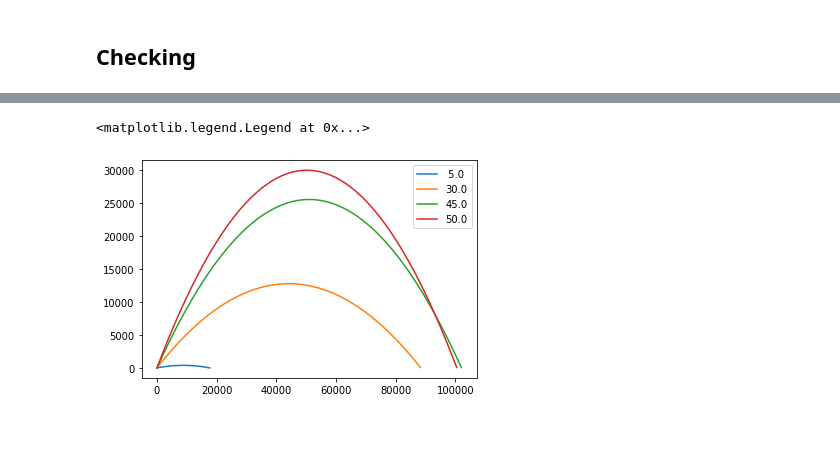
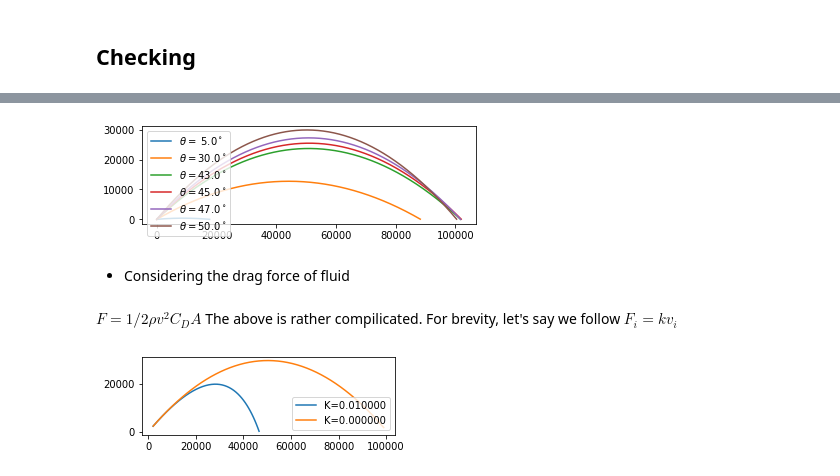
Before and after one commit to youngung/lectures, a Jupyter notebook: ipynb/commons/Invariance_coordinate_system.ipynb, the cells around one changed output, grey strips where cells are left out. Drawn from its saved outputs; the diff is of its cells as text; code cells hidden in the pictures; blank space fills up the shorter version.

Commit message:
Drag force added

```diff
--- a/ipynb/commons/Invariance_coordinate_system.ipynb
+++ b/ipynb/commons/Invariance_coordinate_system.ipynb
@@ -79,28 +81,34 @@ fig.savefig('two_results.pdf')
 # %%
 def calc_x1_coord1(v0,th,g,t):
     return v0*cos(th)*t
 def calc_x2_coord1(v0,th,g,t):
     return v0*sin(th)*t-0.5*g*t**2
 
 
-ths=[5,30,45,50]
+ths=[5,30,43,45,47,50]
 v0=1000.
 g=9.8
 for th in ths:
     th=th*np.pi/180.
 
 
     t=np.linspace(0,1400,10000)
     x1=calc_x1_coord1(v0,th,g,t)
     x2=calc_x2_coord1(v0,th,g,t)
 
     ind=x2>-0.1
     x1=x1[ind]
     x2=x2[ind]
     grid()
-    plot(x1,x2,label='%4.1f'%(th*180/np.pi))
+    plot(x1,x2,label=r'$\theta=$%4.1f$^\circ$'%(th*180/np.pi))
 
-gca().legend()
+gca().legend(loc='upper left')
+gca().set_aspect('equal')
+#gca().set_xscale('log')
 # %% [output]
-<matplotlib.legend.Legend at 0x...>
-[figure, old version]
+[figure, new version]
+# %% [markdown]
+- Considering the drag force of fluid
+# %% [markdown]
+$F=1/2 \rho v^2 C_D A$
+The above is rather compilicated. For brevity, let's say we follow $F_i=kv_i$
@@ -106,0 +125,39 @@ gca().legend()
+# %%
+fig=plt.figure(figsize=(10,6))
+ax=fig.add_subplot(121)
+#ax2=fig.add_subplot(122)
+
+t=np.linspace(0,154)
+k=1e-2
+x1=calc_x1(v0,th,g,t,k,m)
+x2=calc_x2(v0,th,g,t,k,m)
+
+
+ind=x2>0.
+x1=x1[ind]
+x2=x2[ind]
+ax.plot(x1,x2,'-',label='K=%f'%k)
+
+k=0.0000001
+x1=calc_x1(v0,th,g,t,k,m)
+x2=calc_x2(v0,th,g,t,k,m)
+ind=x2>0.
+x1=x1[ind]
+x2=x2[ind]
+ax.plot(x1,x2,'-',label='K=%f'%k)
+
+ax.legend()
+ax.set_aspect('equal')
+
+dum="""
+t=np.linspace(0,200)
+v1=calc_v1(v0,th,g,t,k,m)
+v2=calc_v2(v0,th,g,t,k,m)
+t=t[ind]
+v1=v1[ind]
+v2=v2[ind]
+plot(t,v1)
+plot(t,v2)
+"""
+# %% [output]
+[figure, added]
```
Also changed, not shown: parts of 6 cells of this notebook.
